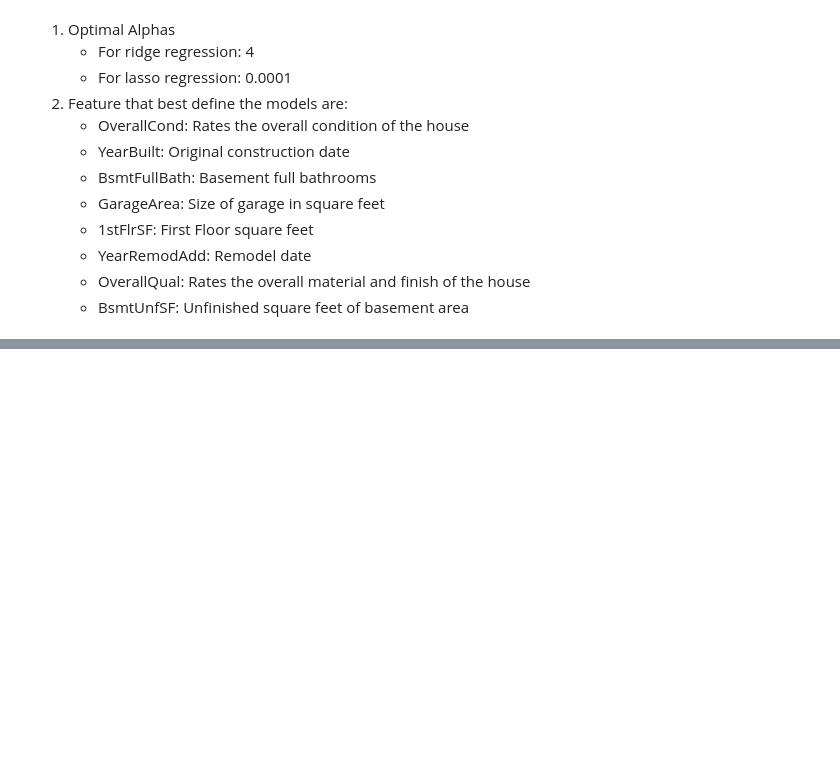
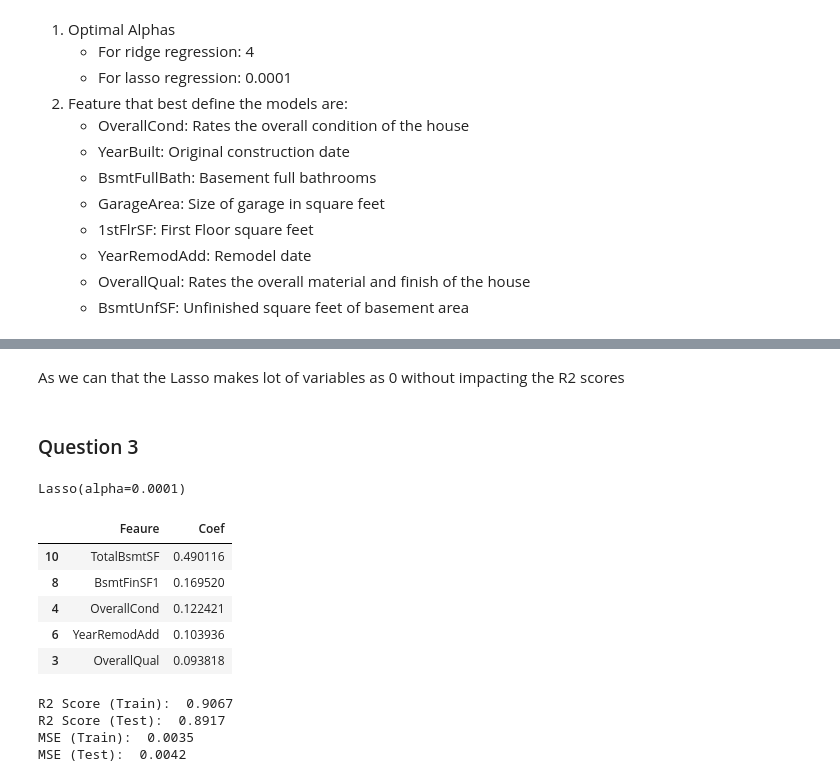
Before and after one commit to jawad360/epgp-course-assignment-advance-regression, a Jupyter notebook: assignment.ipynb, the cells around one changed output, grey strips where cells are left out. Drawn from its saved outputs; the diff is of its cells as text; code cells hidden in the pictures; blank space fills up the shorter version.

```diff
--- a/assignment.ipynb
+++ b/assignment.ipynb
@@ -712,0 +831,52 @@ coefs.sort_values(by='Coef',ascending=False).head(10)
+# %% [markdown]
+As we can that the Lasso makes lot of variables as 0 without impacting the R2 scores
+# %% [markdown]
+### Question 3
+# %%
+top_features = ["BsmtFullBath", "OverallCond", "1stFlrSF", "YearRemodAdd", "OverallQual"]
+X_train_new = X_train.drop(top_features, axis=1)
+X_test_new = X_test.drop(top_features, axis=1)
+# %%
+alpha =0.0001
+lasso = Lasso(alpha=alpha)
+lasso.fit(X_train_new, y_train)
+# %% [output]
+Lasso(alpha=0.0001)
+# %%
+lasso_params = list(lasso.coef_)
+lasso_params.insert(0,lasso.intercept_[0])
+
+cols = data_train.columns
+cols.insert(0,'constant')
+
+coefs = pd.DataFrame(list(zip(cols, lasso_params)))
+coefs.columns = ['Feaure','Coef']
+
+coefs.sort_values(by='Coef',ascending=False).head(5)
+# %% [output]
+|  | Feaure | Coef |
+| 10 | TotalBsmtSF | 0.490116 |
+| 8 | BsmtFinSF1 | 0.169520 |
+| 4 | OverallCond | 0.122421 |
+| 6 | YearRemodAdd | 0.103936 |
+| 3 | OverallQual | 0.093818 |
+# %%
+y_pred_train = lasso.predict(X_train_new)
+y_pred_test = lasso.predict(X_test_new)
+
+r2_train_lr = r2_score(y_train, y_pred_train)
+print("R2 Score (Train): ", round(r2_train_lr, 4))
+
+r2_test_lr = r2_score(y_test, y_pred_test)
+print("R2 Score (Test): ", round(r2_test_lr, 4))
+
+mse_train_lr = mean_squared_error(y_train, y_pred_train)
+print("MSE (Train): ", round(mse_train_lr, 4))
+
+mse_test_lr = mean_squared_error(y_test, y_pred_test)
+print("MSE (Test): ", round(mse_test_lr, 4))
+# %% [output]
+R2 Score (Train):  0.9067
+R2 Score (Test):  0.8917
+MSE (Train):  0.0035
+MSE (Test):  0.0042
```
Also changed, not shown: parts of 21 cells of this notebook, 2 other files.
